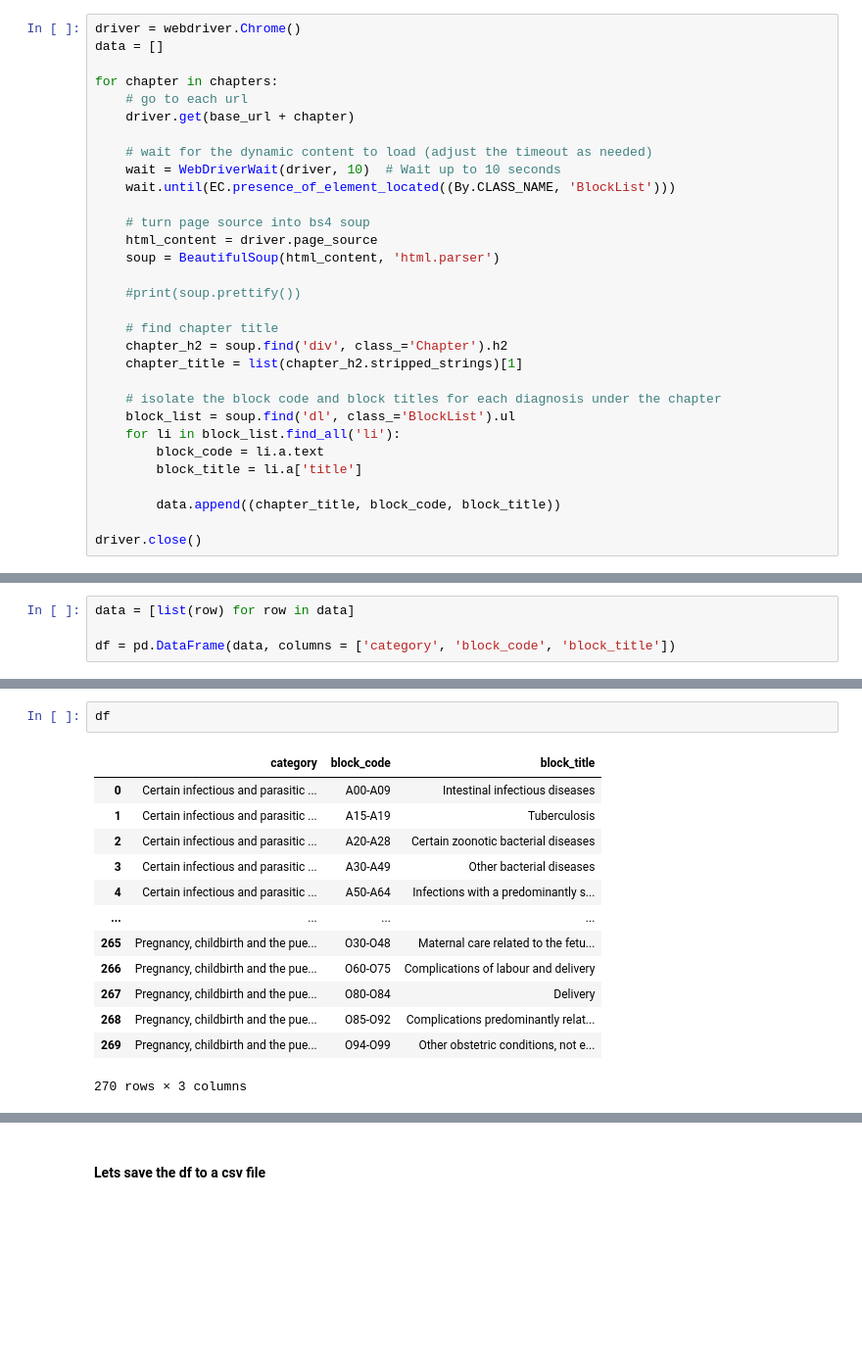
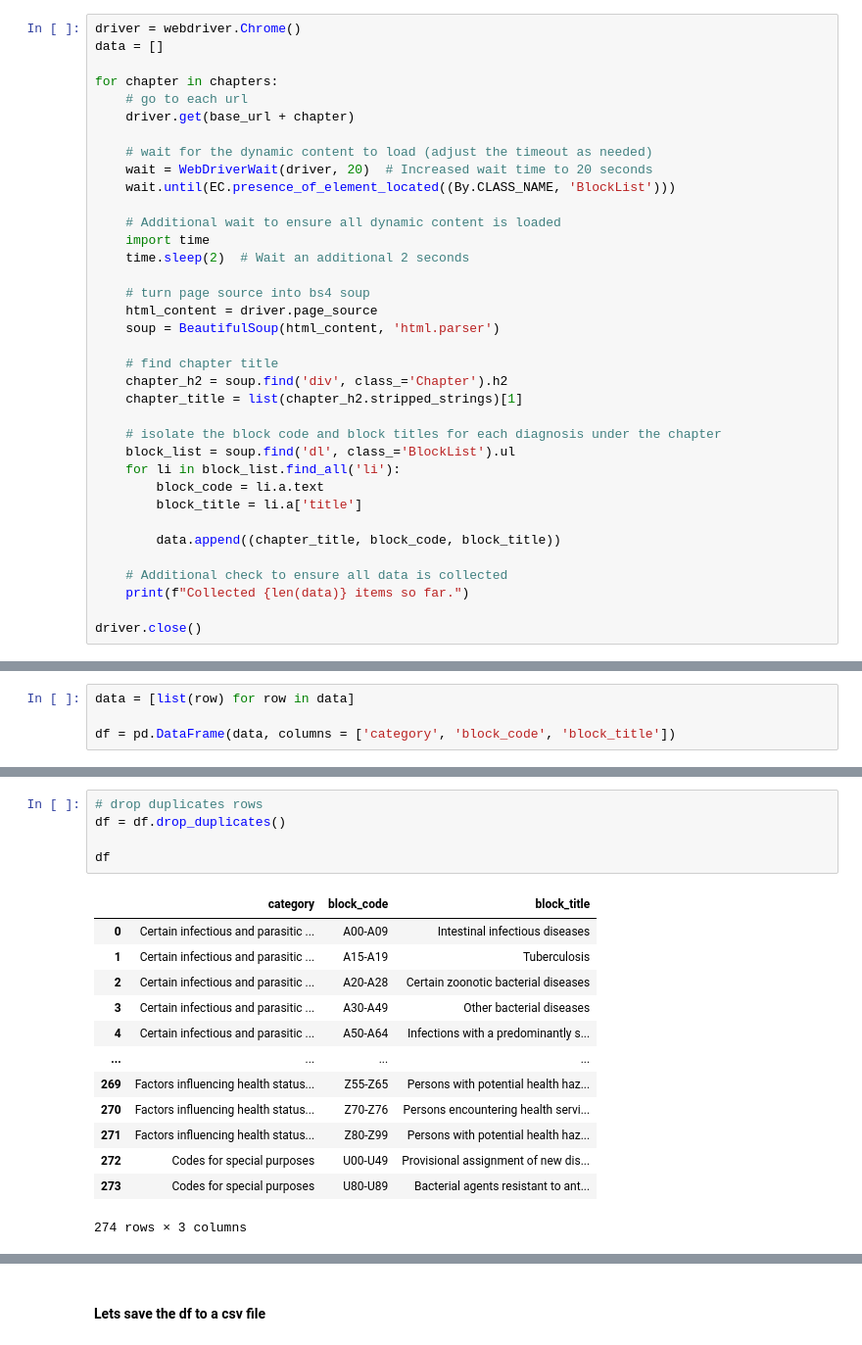
Before and after one commit to JewelsHovan/Milestone-I, a Jupyter notebook: src/DataCollection.ipynb, the cells around one changed output, grey strips where cells are left out. Shown at 98% size. Cells and saved outputs as stored; diff of their text form; blank space fills up the shorter version.

```diff
--- a/src/DataCollection.ipynb
+++ b/src/DataCollection.ipynb
@@ -52,14 +52,16 @@ for chapter in chapters:
     driver.get(base_url + chapter)
 
     # wait for the dynamic content to load (adjust the timeout as needed)
-    wait = WebDriverWait(driver, 10)  # Wait up to 10 seconds
+    wait = WebDriverWait(driver, 20)  # Increased wait time to 20 seconds
     wait.until(EC.presence_of_element_located((By.CLASS_NAME, 'BlockList')))
+
+    # Additional wait to ensure all dynamic content is loaded
+    import time
+    time.sleep(2)  # Wait an additional 2 seconds
 
     # turn page source into bs4 soup
     html_content = driver.page_source
     soup = BeautifulSoup(html_content, 'html.parser')
-
-    #print(soup.prettify())
 
     # find chapter title
     chapter_h2 = soup.find('div', class_='Chapter').h2
@@ -73,4 +75,7 @@ for chapter in chapters:
 
         data.append((chapter_title, block_code, block_title))
 
+    # Additional check to ensure all data is collected
+    print(f"Collected {len(data)} items so far.")
+
 driver.close()
@@ -98,19 +134,22 @@ array(['Certain infectious and parasitic diseases',
 # %%
+# drop duplicates rows
+df = df.drop_duplicates()
+
 df
 # %% [output]
 |  | category | block_code | block_title |
 | 0 | Certain infectious and parasitic ... | A00-A09 | Intestinal infectious diseases |
 | 1 | Certain infectious and parasitic ... | A15-A19 | Tuberculosis |
 | 2 | Certain infectious and parasitic ... | A20-A28 | Certain zoonotic bacterial diseases |
 | 3 | Certain infectious and parasitic ... | A30-A49 | Other bacterial diseases |
 | 4 | Certain infectious and parasitic ... | A50-A64 | Infections with a predominantly s... |
 | ... | ... | ... | ... |
-| 265 | Pregnancy, childbirth and the pue... | O30-O48 | Maternal care related to the fetu... |
-| 266 | Pregnancy, childbirth and the pue... | O60-O75 | Complications of labour and delivery |
-| 267 | Pregnancy, childbirth and the pue... | O80-O84 | Delivery |
-| 268 | Pregnancy, childbirth and the pue... | O85-O92 | Complications predominantly relat... |
-| 269 | Pregnancy, childbirth and the pue... | O94-O99 | Other obstetric conditions, not e... |
+| 269 | Factors influencing health status... | Z55-Z65 | Persons with potential health haz... |
+| 270 | Factors influencing health status... | Z70-Z76 | Persons encountering health servi... |
+| 271 | Factors influencing health status... | Z80-Z99 | Persons with potential health haz... |
+| 272 | Codes for special purposes | U00-U49 | Provisional assignment of new dis... |
+| 273 | Codes for special purposes | U80-U89 | Bacterial agents resistant to ant... |
-270 rows × 3 columns
+274 rows × 3 columns
 # %%
 df.category.nunique()
 # %% [output]
```
Also changed, not shown: parts of 6 cells of this notebook, 22 other files.
